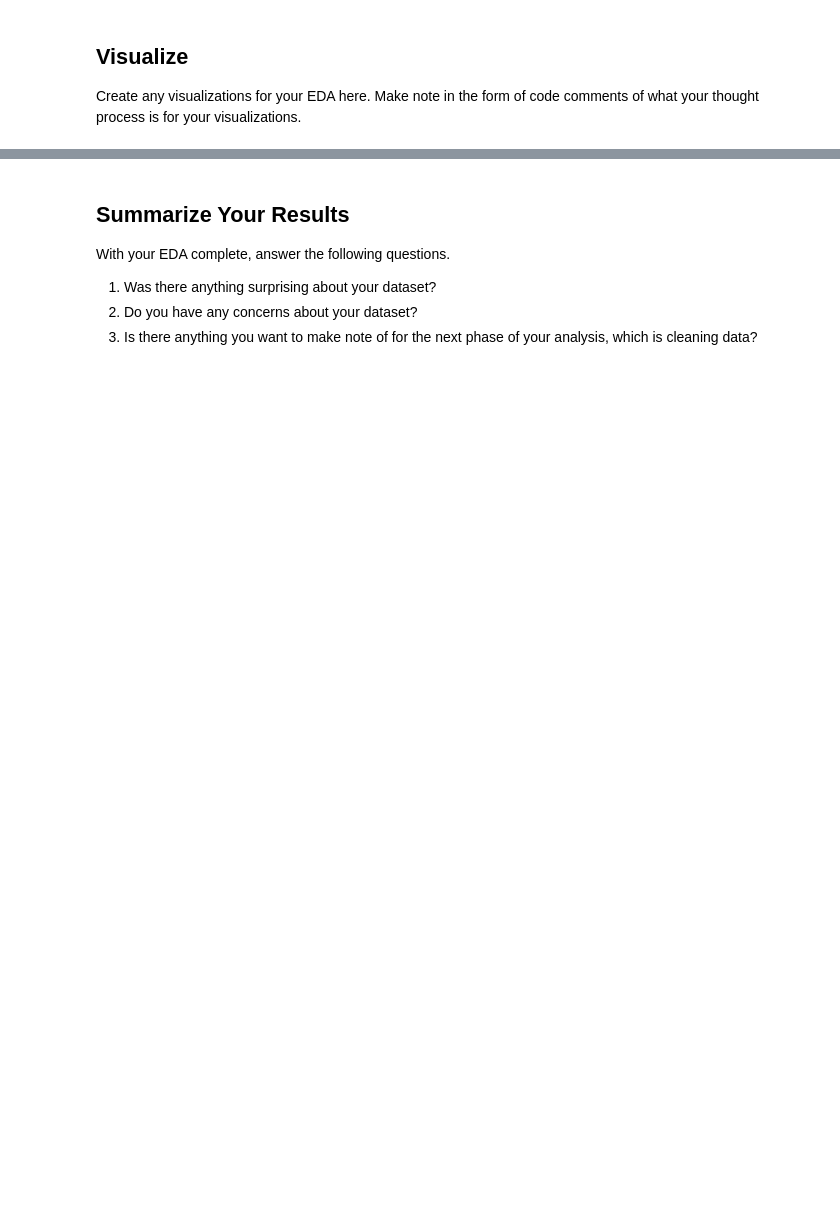
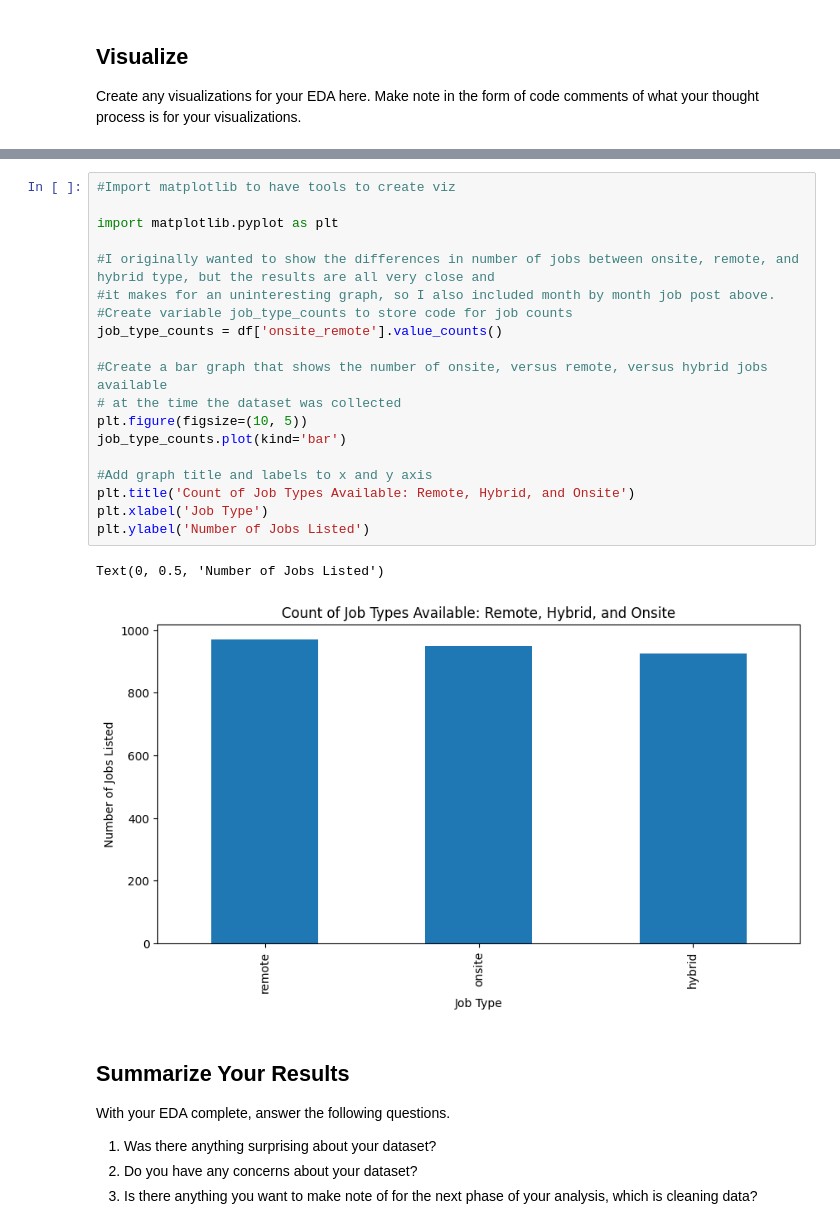
Before and after one commit to bashby9/eda-checkpoint, a Jupyter notebook: checkpoint-two.ipynb, the cells around one changed output, grey strips where cells are left out. Drawn from its saved outputs; the diff is of its cells as text; blank space fills up the shorter version.

```diff
--- a/checkpoint-two.ipynb
+++ b/checkpoint-two.ipynb
@@ -23,3 +143,25 @@ Create any visualizations for your EDA here. Make note in the form of code comme
+# %%
+#Import matplotlib to have tools to create viz
+
+import matplotlib.pyplot as plt
+
+#I originally wanted to show the differences in number of jobs between onsite, remote, and hybrid type, but the results are all very close and
+#it makes for an uninteresting graph, so I also included month by month job post above.
+#Create variable job_type_counts to store code for job counts
+job_type_counts = df['onsite_remote'].value_counts()
+
+#Create a bar graph that shows the number of onsite, versus remote, versus hybrid jobs available
+# at the time the dataset was collected
+plt.figure(figsize=(10, 5))
+job_type_counts.plot(kind='bar')
+
+#Add graph title and labels to x and y axis
+plt.title('Count of Job Types Available: Remote, Hybrid, and Onsite')
+plt.xlabel('Job Type')
+plt.ylabel('Number of Jobs Listed')
+# %% [output]
+Text(0, 0.5, 'Number of Jobs Listed')
+[figure, added]
 # %% [markdown]
 ## Summarize Your Results
 
```
Also changed, not shown: parts of 4 cells of this notebook.
